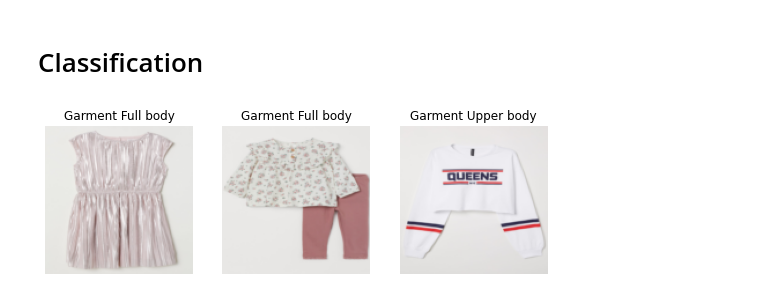
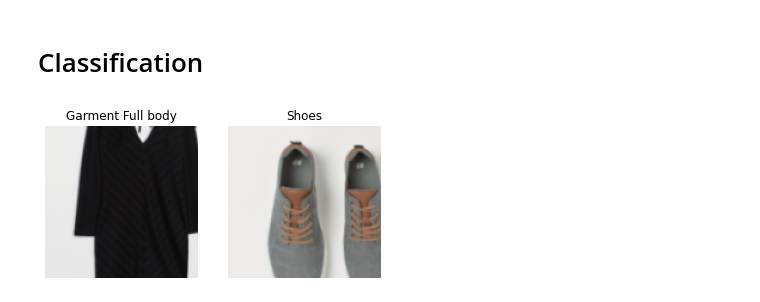
Before and after one commit to flostracke/kaggle_hm, a Jupyter notebook: starter.ipynb, the cells around one changed output. Cells and saved outputs as stored; diff of their text form; code cells hidden in the pictures.

```diff
--- a/starter.ipynb
+++ b/starter.ipynb
@@ -63,7 +94,7 @@ df.head()
 # Classification
 # %%
 if USE_SUBSET:
-  df = df.groupby('product_group_name', group_keys=False).apply(lambda x: x.sample(100))
+  df = df.groupby('product_group_name', group_keys=False).apply(lambda x: x.sample(4))
 # %%
 # refactor to functions if we want to serialize the learner later
 dblock = DataBlock(
@@ -71,15 +102,15 @@ dblock = DataBlock(
   splitter = RandomSplitter(valid_pct=0.2, seed=42),
   get_x = lambda r: r["path"],
   get_y = lambda r: r["product_group_name"],
-  item_tfms = RandomResizedCrop(128, min_scale=0.03),
+  item_tfms = RandomResizedCrop(128),
   batch_tfms = aug_transforms()
 )
 # %%
-dls = dblock.dataloaders(df, bs = 16)
+dls = dblock.dataloaders(df, bs=2)
-# %%
-dls.valid.show_batch(ncols=3, nrows=1)
-# %% [output]
-[figure, removed]
+# %%
+dls.train.show_batch()
+# %% [output]
+[figure, added]
 # %%
 learn = vision_learner(dls, resnet18, metrics=error_rate)
 learn.fine_tune(4)
```
Also changed, not shown: parts of 9 cells of this notebook.
